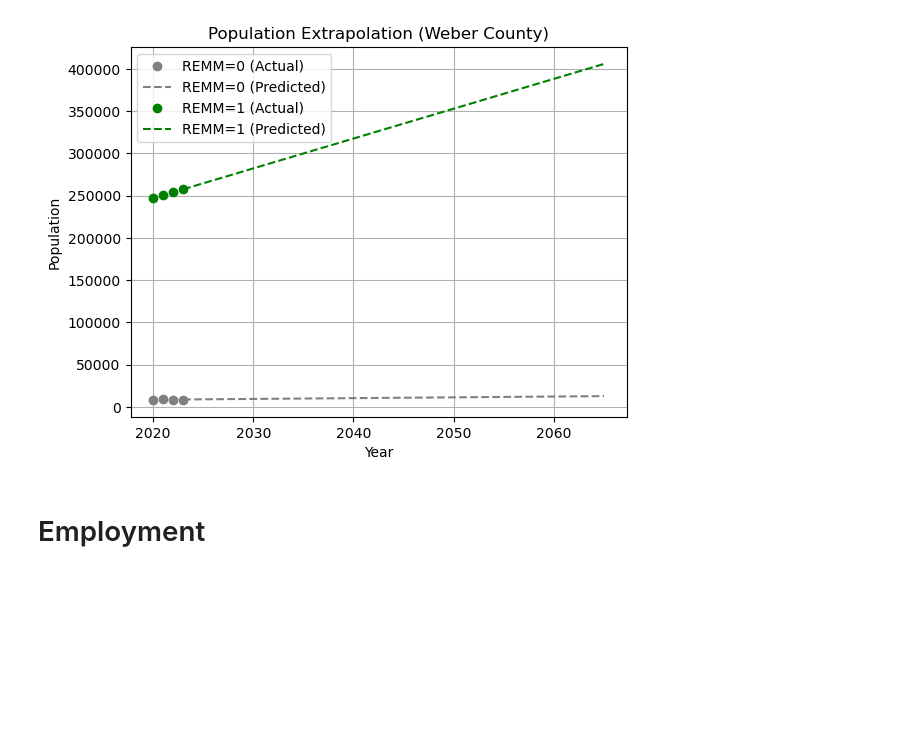
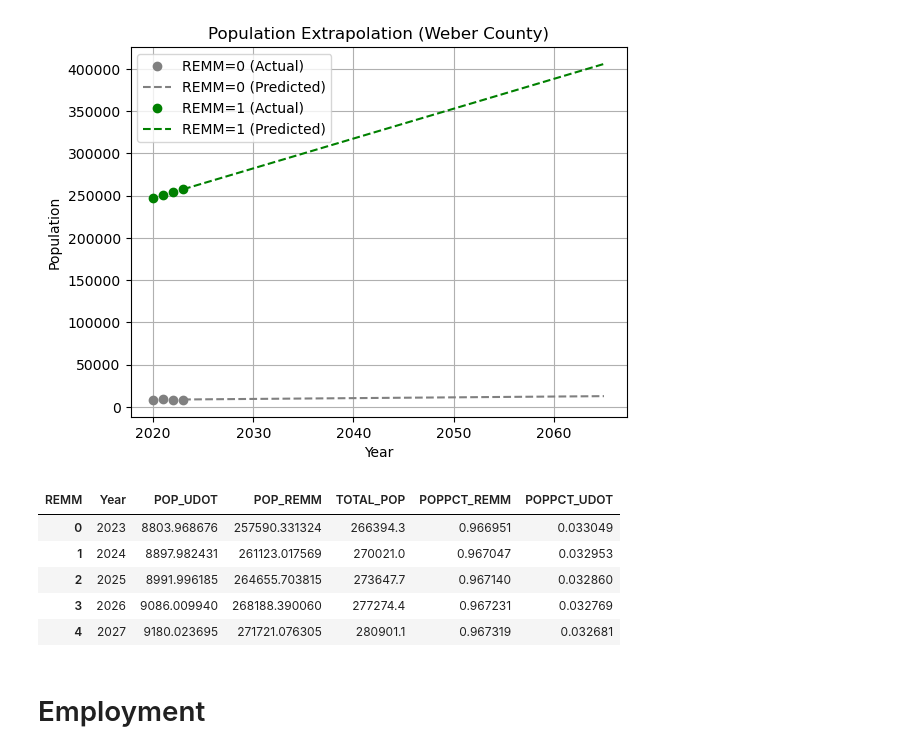
Before and after one commit to WFRCAnalytics/REMM-WF-Model-Area-Splits, a Jupyter notebook: Weber-County-Split - Copy.ipynb, the cells around one changed output. Cells and saved outputs as stored; diff of their text form; code cells hidden in the pictures; blank space fills up the shorter version.

```diff
--- a/Weber-County-Split - Copy.ipynb
+++ b/Weber-County-Split - Copy.ipynb
@@ -346,12 +336,19 @@ plt.show()
 # %%
 # create table output for predicted values by year
 population_predicted_by_year = pd.pivot_table(predicted_df, 'Predicted_Population', 'Year', 'REMM').reset_index()
 population_predicted_by_year.rename({0:'POP_UDOT', 1:'POP_REMM'}, axis=1, inplace=True)
 population_predicted_by_year["TOTAL_POP"] = population_predicted_by_year['POP_UDOT'] + population_predicted_by_year['POP_REMM']
 population_predicted_by_year["POPPCT_REMM"] = population_predicted_by_year['POP_REMM'] / population_predicted_by_year["TOTAL_POP"]
 population_predicted_by_year["POPPCT_UDOT"] = population_predicted_by_year['POP_UDOT'] / population_predicted_by_year["TOTAL_POP"]
 population_predicted_by_year.to_csv(os.path.join(outputs[0], 'Weber_POP_percentage_REMM_UDOT.csv'), index=False)
-# population_predicted_by_year
+population_predicted_by_year.head(5)
+# %% [output]
+| REMM | Year | POP_UDOT | POP_REMM | TOTAL_POP | POPPCT_REMM | POPPCT_UDOT |
+| 0 | 2023 | 8803.968676 | 257590.331324 | 266394.3 | 0.966951 | 0.033049 |
+| 1 | 2024 | 8897.982431 | 261123.017569 | 270021.0 | 0.967047 | 0.032953 |
+| 2 | 2025 | 8991.996185 | 264655.703815 | 273647.7 | 0.967140 | 0.032860 |
+| 3 | 2026 | 9086.009940 | 268188.390060 | 277274.4 | 0.967231 | 0.032769 |
+| 4 | 2027 | 9180.023695 | 271721.076305 | 280901.1 | 0.967319 | 0.032681 |
 # %% [markdown]
 # Employment
 # %% [markdown]
```
Also changed, not shown: parts of 5 cells of this notebook, 19 other files.
